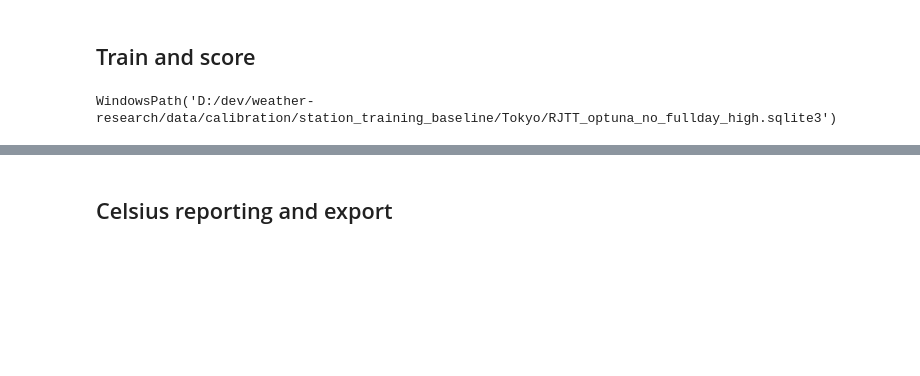
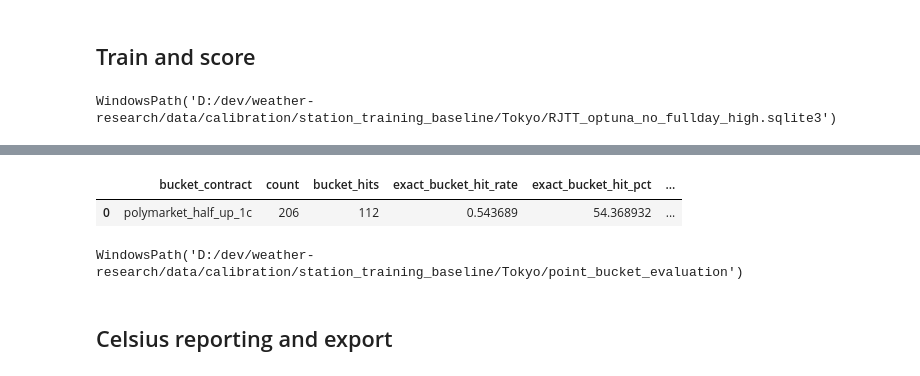
Before and after one commit to FarisFadilArifin/weather-research, a Jupyter notebook: notebooks/station_training_baseline/stations/Tokyo/train_Tokyo.ipynb, the cells around one changed output, grey strips where cells are left out. Cells and saved outputs as stored; diff of their text form; code cells hidden in the pictures; blank space fills up the shorter version.

```diff
--- a/notebooks/station_training_baseline/stations/Tokyo/train_Tokyo.ipynb
+++ b/notebooks/station_training_baseline/stations/Tokyo/train_Tokyo.ipynb
@@ -227,3 +273,43 @@ d:\dev\fraud-detection\.venv\Lib\site-packages\sklearn\
+# %%
+point_holdout_predictions = result.test_predictions.loc[
+    result.test_predictions["method"].eq("ridge_stack"),
+    ["contract_date", "actual_high_f", "predicted_high_f"],
+].copy()
+assert not point_holdout_predictions.empty
+
+point_holdout_bucket_predictions = point_bucket_predictions(
+    point_holdout_predictions,
+    POINT_BUCKET_CONTRACT,
+)
+point_holdout_bucket_metrics = point_bucket_metrics(
+    point_holdout_predictions,
+    POINT_BUCKET_CONTRACT,
+)
+point_holdout_bucket_metrics["evaluation_status"] = "exploratory_holdout"
+point_holdout_bucket_metrics
+# %% [output]
+|  | bucket_contract | count | bucket_hits | exact_bucket_hit_rate | exact_bucket_hit_pct | ... |
+| 0 | polymarket_half_up_1c | 206 | 112 | 0.543689 | 54.368932 | ... |
+# %%
+point_bucket_output_dir = config.resolved_output_dir() / "point_bucket_evaluation"
+point_bucket_output_dir.mkdir(parents=True, exist_ok=True)
+point_forward_bucket_predictions.to_csv(
+    point_bucket_output_dir / f"{STATION_ID}_forward_predictions.csv", index=False
+)
+point_forward_bucket_metrics.to_csv(
+    point_bucket_output_dir / f"{STATION_ID}_forward_metrics.csv", index=False
+)
+point_holdout_bucket_predictions.to_csv(
+    point_bucket_output_dir / f"{STATION_ID}_{PROBABILITY_HOLDOUT_YEAR}_holdout_predictions.csv",
+    index=False,
+)
+point_holdout_bucket_metrics.to_csv(
+    point_bucket_output_dir / f"{STATION_ID}_{PROBABILITY_HOLDOUT_YEAR}_holdout_metrics.csv",
+    index=False,
+)
+point_bucket_output_dir
+# %% [output]
+WindowsPath('D:/dev/weather-research/data/calibration/station_training_baseline/Tokyo/point_bucket_evaluation')
 # %% [markdown]
 ## Celsius reporting and export
 # %%
```
Also changed, not shown: parts of 12 cells of this notebook, 19 other files.
